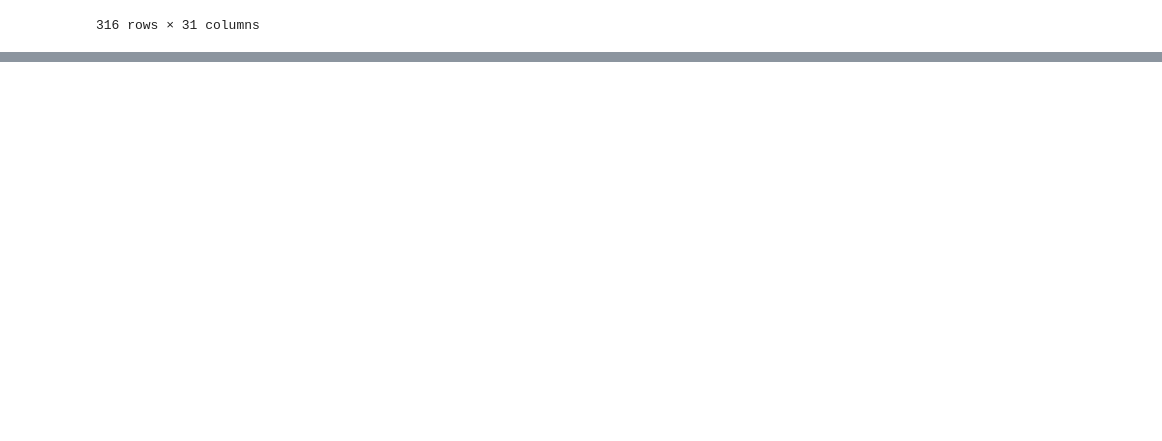
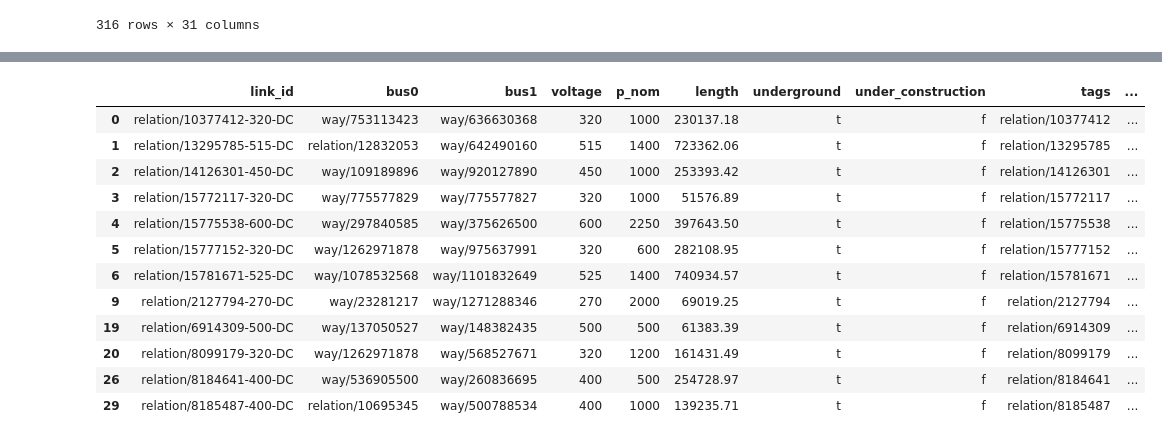
Before and after one commit to zhichuanma/Nature-EV, a Jupyter notebook: data/prerun/Datasets_in_GB.ipynb, the cells around one changed output, grey strips where cells are left out. Cells and saved outputs as stored; diff of their text form; code cells hidden in the pictures; blank space fills up the shorter version.

```diff
--- a/data/prerun/Datasets_in_GB.ipynb
+++ b/data/prerun/Datasets_in_GB.ipynb
@@ -91,0 +116,20 @@ FES2021_demandpk
+# %%
+links = links_raw[
+    links_raw['bus0'].isin(buses_id_GB) | links_raw['bus1'].isin(buses_id_GB)
+]
+links.to_csv('links_GB.csv', index=False)
+links
+# %% [output]
+|  | link_id | bus0 | bus1 | voltage | p_nom | length | underground | under_construction | tags | ... |
+| 0 | relation/10377412-320-DC | way/753113423 | way/636630368 | 320 | 1000 | 230137.18 | t | f | relation/10377412 | ... |
+| 1 | relation/13295785-515-DC | relation/12832053 | way/642490160 | 515 | 1400 | 723362.06 | t | f | relation/13295785 | ... |
+| 2 | relation/14126301-450-DC | way/109189896 | way/920127890 | 450 | 1000 | 253393.42 | t | f | relation/14126301 | ... |
+| 3 | relation/15772117-320-DC | way/775577829 | way/775577827 | 320 | 1000 | 51576.89 | t | f | relation/15772117 | ... |
+| 4 | relation/15775538-600-DC | way/297840585 | way/375626500 | 600 | 2250 | 397643.50 | t | f | relation/15775538 | ... |
+| 5 | relation/15777152-320-DC | way/1262971878 | way/975637991 | 320 | 600 | 282108.95 | t | f | relation/15777152 | ... |
+| 6 | relation/15781671-525-DC | way/1078532568 | way/1101832649 | 525 | 1400 | 740934.57 | t | f | relation/15781671 | ... |
+| 9 | relation/2127794-270-DC | way/23281217 | way/1271288346 | 270 | 2000 | 69019.25 | t | f | relation/2127794 | ... |
+| 19 | relation/6914309-500-DC | way/137050527 | way/148382435 | 500 | 500 | 61383.39 | t | f | relation/6914309 | ... |
+| 20 | relation/8099179-320-DC | way/1262971878 | way/568527671 | 320 | 1200 | 161431.49 | t | f | relation/8099179 | ... |
+| 26 | relation/8184641-400-DC | way/536905500 | way/260836695 | 400 | 500 | 254728.97 | t | f | relation/8184641 | ... |
+| 29 | relation/8185487-400-DC | relation/10695345 | way/500788534 | 400 | 1000 | 139235.71 | t | f | relation/8185487 | ... |
```
Also changed, not shown: parts of 3 cells of this notebook, 4 other files.
